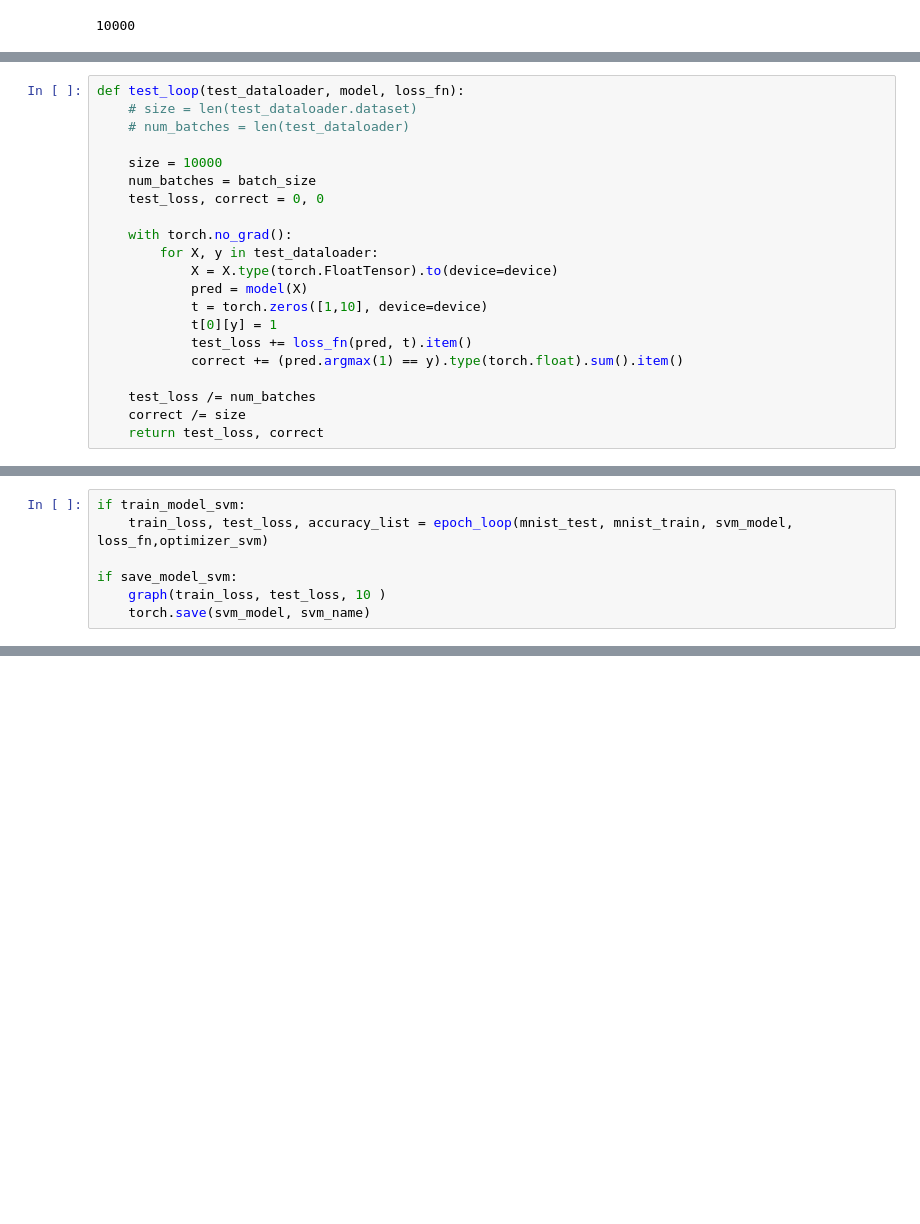
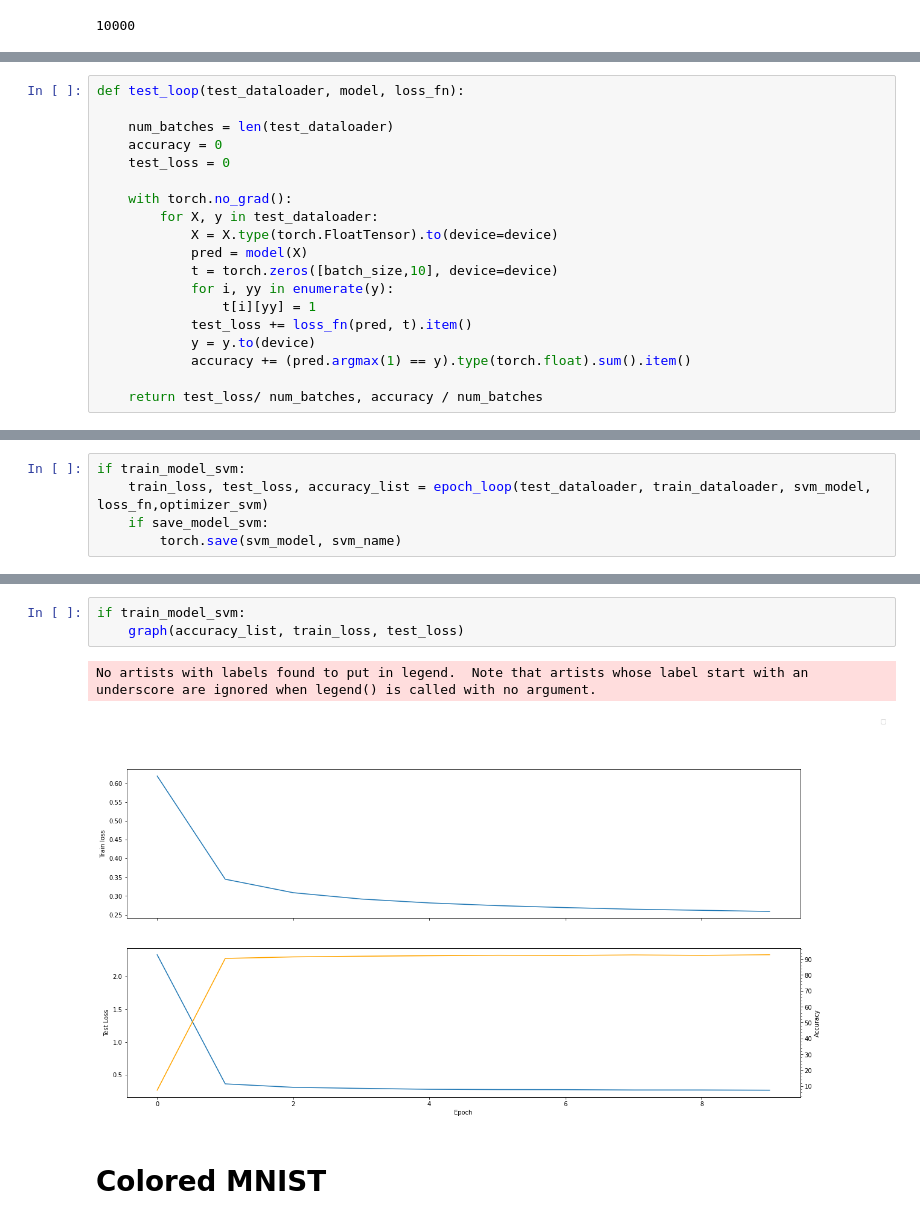
Before and after one commit to erdiari/FIZ437E, a Jupyter notebook: HW3/hw3.ipynb, the cells around one changed output, grey strips where cells are left out. Cells and saved outputs as stored; diff of their text form; blank space fills up the shorter version.

```diff
--- a/HW3/hw3.ipynb
+++ b/HW3/hw3.ipynb
@@ -143,24 +152,22 @@ def train_loop(train_dataloader, model, loss_fn, optimizer, loss_mean_number=100
 # %%
 def test_loop(test_dataloader, model, loss_fn):
-    # size = len(test_dataloader.dataset)
-    # num_batches = len(test_dataloader)
 
-    size = 10000
-    num_batches = batch_size
-    test_loss, correct = 0, 0
+    num_batches = len(test_dataloader)
+    accuracy = 0
+    test_loss = 0
 
     with torch.no_grad():
         for X, y in test_dataloader:
             X = X.type(torch.FloatTensor).to(device=device)
             pred = model(X)
-            t = torch.zeros([1,10], device=device)
-            t[0][y] = 1
+            t = torch.zeros([batch_size,10], device=device)
+            for i, yy in enumerate(y):
+                t[i][yy] = 1
             test_loss += loss_fn(pred, t).item()
-            correct += (pred.argmax(1) == y).type(torch.float).sum().item()
+            y = y.to(device)
+            accuracy += (pred.argmax(1) == y).type(torch.float).sum().item()
 
-    test_loss /= num_batches
-    correct /= size
-    return test_loss, correct
+    return test_loss/ num_batches, accuracy / num_batches
 # %%
 def epoch_loop(test, train, model, loss, optimizer, epoch_number=10):
     train_loss_list= []
@@ -223,8 +247,6 @@ if save_model_NN:
 # %%
 if train_model_svm:
-    train_loss, test_loss, accuracy_list = epoch_loop(mnist_test, mnist_train, svm_model, loss_fn,optimizer_svm)
-
-if save_model_svm:
-    graph(train_loss, test_loss, 10 )
-    torch.save(svm_model, svm_name)
+    train_loss, test_loss, accuracy_list = epoch_loop(test_dataloader, train_dataloader, svm_model, loss_fn,optimizer_svm)
+    if save_model_svm:
+        torch.save(svm_model, svm_name)
 # %% [output]
@@ -248,0 +271,8 @@ test_loss=360.078346170485 train_loss=2.299259821376558
+# %%
+if train_model_svm:
+    graph(accuracy_list, train_loss, test_loss)
+# %% [output]
+No artists with labels found to put in legend.  Note that artists whose label start with an underscore are ignored when legend() is called with no argument.
+[figure, added]
+# %% [markdown]
+# Colored MNIST
```
Also changed, not shown: parts of 20 cells of this notebook, 6 other files.
